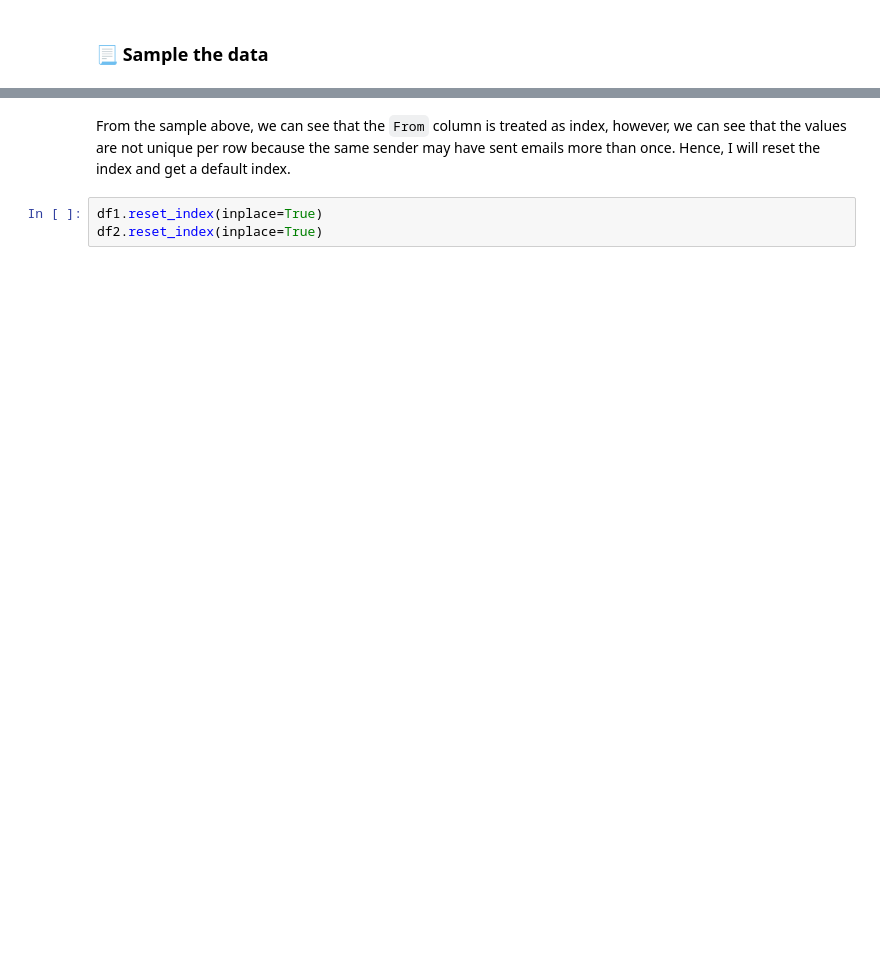
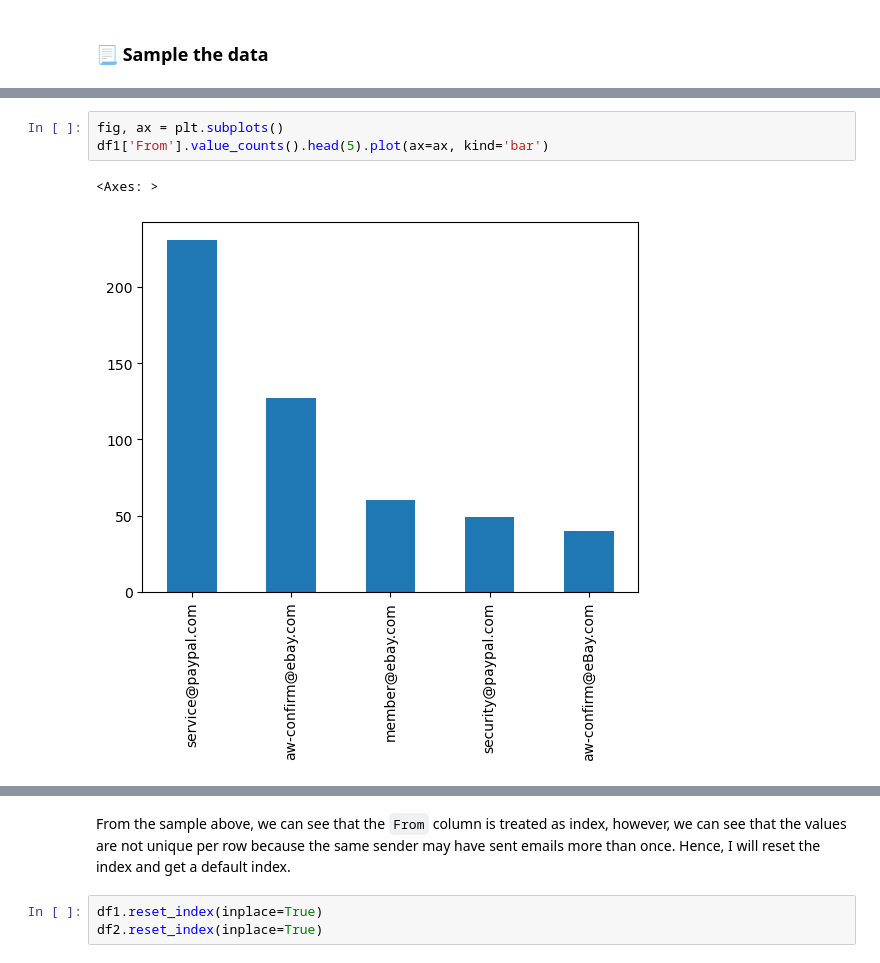
Before and after one commit to SoleilUmwiza92/AI4-Soleil, a Jupyter notebook: Soleil-Challenge.ipynb, the cells around one changed output, grey strips where cells are left out. Drawn from its saved outputs; the diff is of its cells as text; blank space fills up the shorter version.

```diff
--- a/Soleil-Challenge.ipynb
+++ b/Soleil-Challenge.ipynb
@@ -228,0 +292,6 @@ df2.sample(5)
+# %%
+fig, ax = plt.subplots()
+df1['From'].value_counts().head(5).plot(ax=ax, kind='bar')
+# %% [output]
+<Axes: >
+[figure, added]
```
Also changed, not shown: parts of 56 cells of this notebook, 1 other file.
